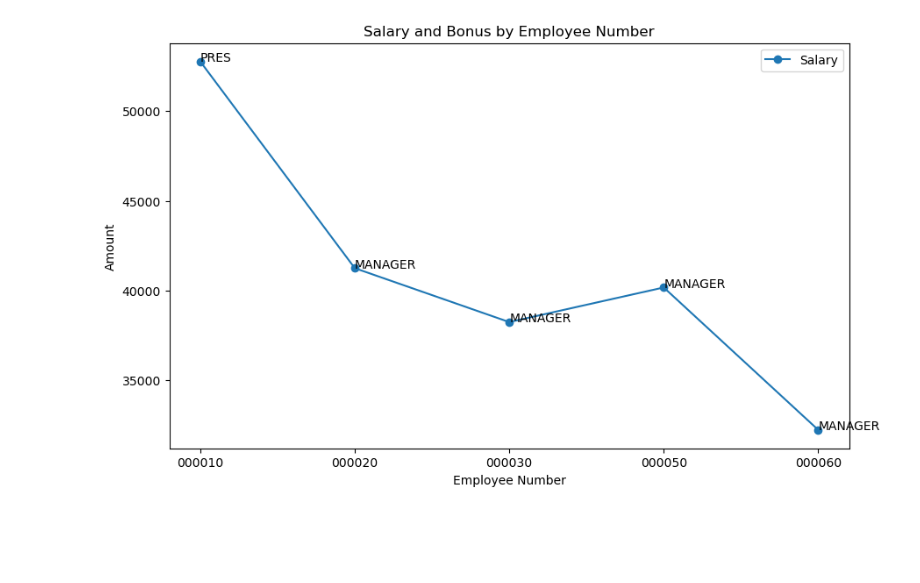
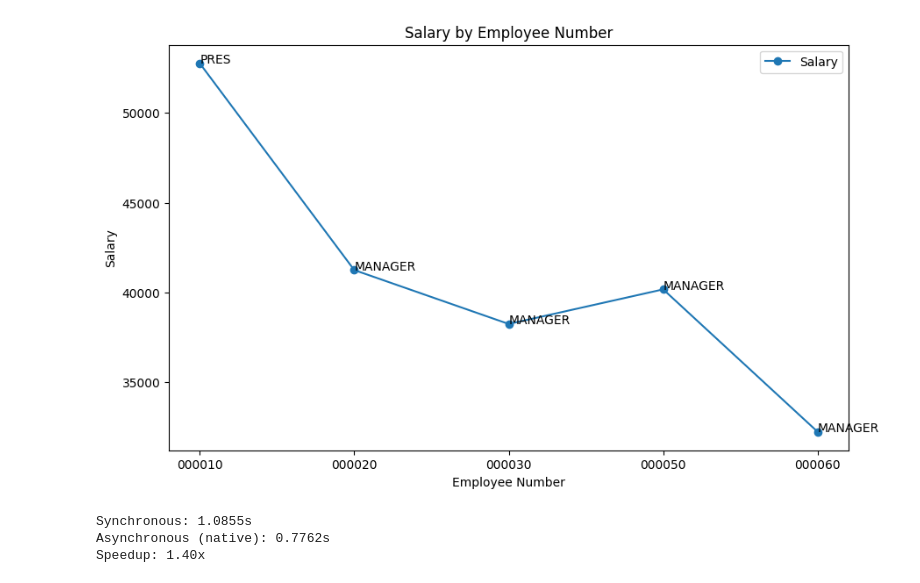
Before and after one commit to Mapepire-IBMi/mapepire-python, a Jupyter notebook: examples/simple-example.ipynb, the cells around one changed output. Drawn from its saved outputs; the diff is of its cells as text; code cells hidden in the pictures; blank space fills up the shorter version.

Commit message:
enhanced examples and fix tweaks in cursor.py

```diff
--- a/examples/simple-example.ipynb
+++ b/examples/simple-example.ipynb
@@ -40,3 +0,0 @@ result
-# %%
-df = pd.DataFrame(result['data'])
-df
@@ -49,0 +26,8 @@ df
+# %%
+# Method 1: Direct SQLJob usage with context manager
+with SQLJob(creds) as job:
+    with job.query("SELECT * FROM sample.employee") as query:
+        result = query.run(rows_to_fetch=5)
+        print(f"Success: {result}")
+        df = pd.DataFrame(result.data)
+        display(df)
@@ -49,0 +42,8 @@ df
+# %%
+# Method 2: PEP 249 compliant interface (recommended)
+with connect(creds) as conn:
+    with conn.execute("SELECT * FROM sample.employee") as cursor:
+        # Fetch multiple rows
+        rows = cursor.fetchmany(5)
+        df = pd.DataFrame(rows)
+        display(df)
@@ -50,26 +110,47 @@ df
 # %%
-import matplotlib.pyplot as plt
-# Create a new figure
-plt.figure(figsize=(10,6))
+# Visualize the data
+plt.figure(figsize=(10, 6))
 
-# Plot salary and bonus against EMPNO
+# Plot salary against EMPNO
 plt.plot(df['EMPNO'], df['SALARY'], '-o', label='Salary')
 
-# Add labels for job titles and education level
+# Add labels for job titles
 for i, txt in enumerate(df['JOB']):
     plt.annotate(txt, (df['EMPNO'][i], df['SALARY'][i]))
-for i, txt in enumerate(df['EDLEVEL']):
-    plt.annotate(txt, (df['EMPNO'][i], df['BONUS'][i]))
 
 # Add title and labels
-plt.title('Salary and Bonus by Employee Number')
+plt.title('Salary by Employee Number')
 plt.xlabel('Employee Number')
-plt.ylabel('Amount')
-
-# Add a legend
+plt.ylabel('Salary')
 plt.legend()
-
-# Show the plot
 plt.show()
 # %% [output]
-[figure, old version]
+[figure, new version]
+# %%
+import time
+
+# Compare sync vs async performance
+def benchmark_sync():
+    start = time.time()
+    with connect(creds) as conn:
+        with conn.execute("SELECT * FROM sample.employee") as cursor:
+            cursor.fetchall()
+    return time.time() - start
+
+async def benchmark_async():
+    start = time.time()
+    async with async_connect(creds) as conn:
+        async with await conn.execute("SELECT * FROM sample.employee") as cursor:
+            await cursor.fetchall()
+    return time.time() - start
+
+sync_time = benchmark_sync()
+async_time = await benchmark_async()
+
+print(f"Synchronous: {sync_time:.4f}s")
+print(f"Asynchronous (native): {async_time:.4f}s")
+print(f"Speedup: {sync_time/async_time:.2f}x")
+# %% [output]
+Synchronous: 1.0855s
+Asynchronous (native): 0.7762s
+Speedup: 1.40x
```
Also changed, not shown: parts of 10 cells of this notebook, 2 other files.
